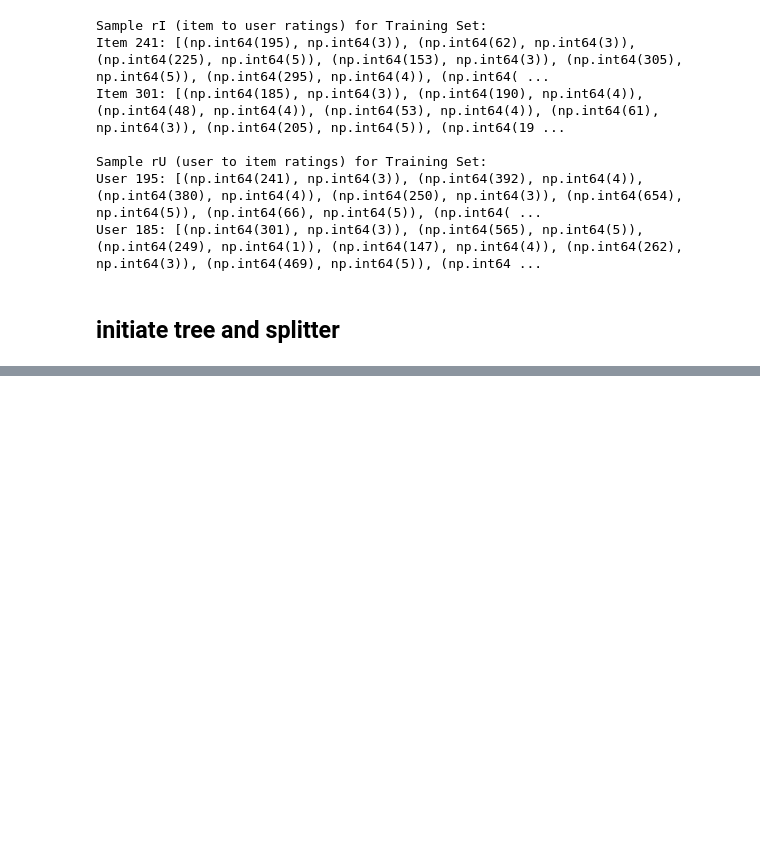
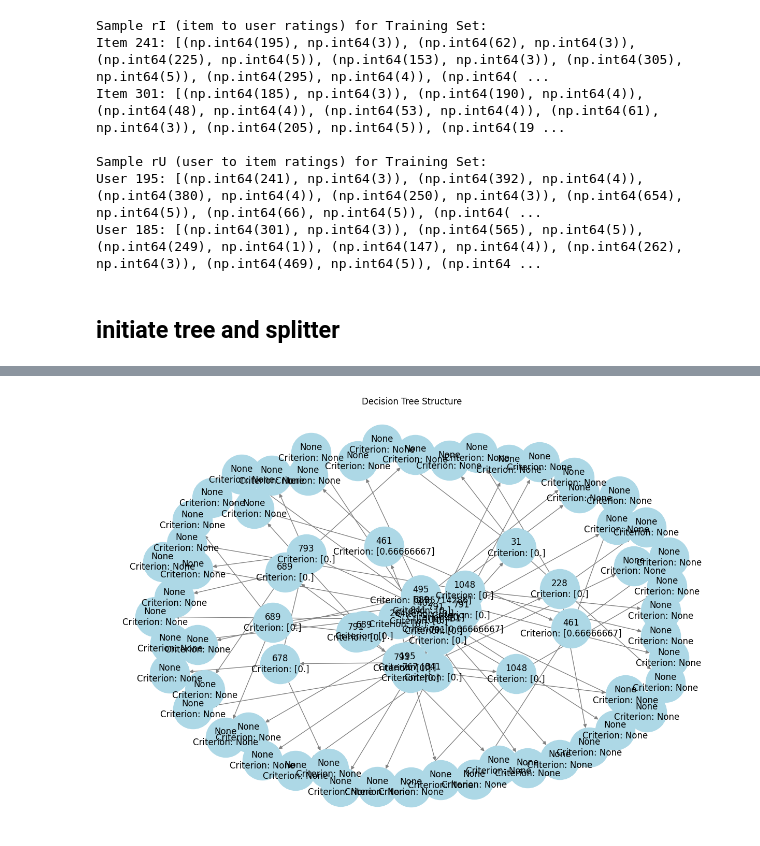
Before and after one commit to camilleecu/master_thesis, a Jupyter notebook: testCamille.ipynb, the cells around one changed output, grey strips where cells are left out. Drawn from its saved outputs; the diff is of its cells as text; code cells hidden in the pictures; blank space fills up the shorter version.

Commit message:
Indian tree

```diff
--- a/testCamille.ipynb
+++ b/testCamille.ipynb
@@ -289,0 +172,4 @@ Children:
+# %%
+tree.visualize_tree()
+# %% [output]
+[figure, added]
```
Also changed, not shown: parts of 7 cells of this notebook, 7 other files.
